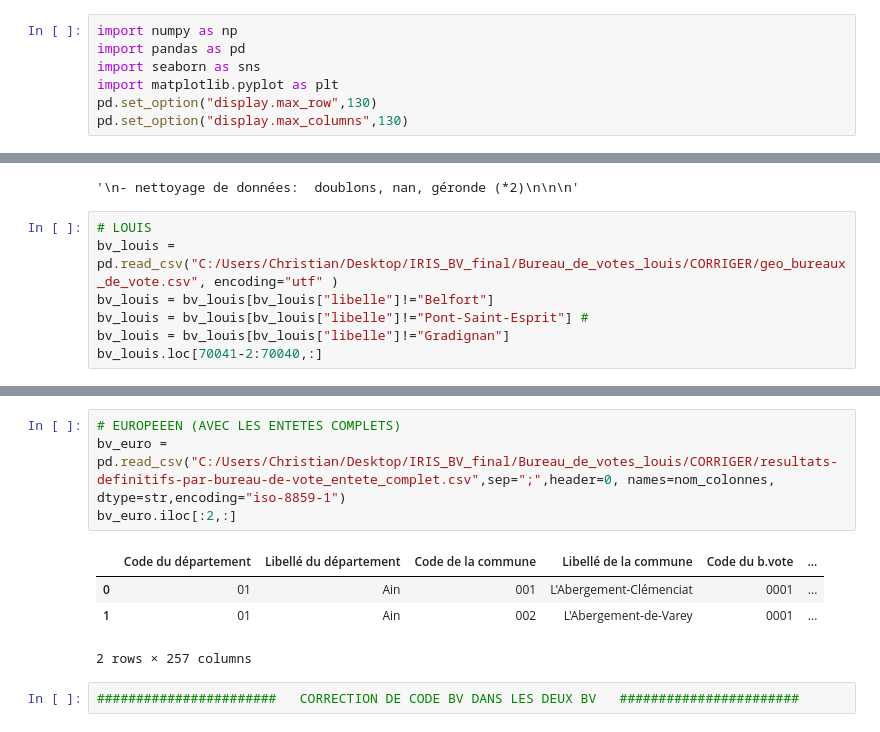
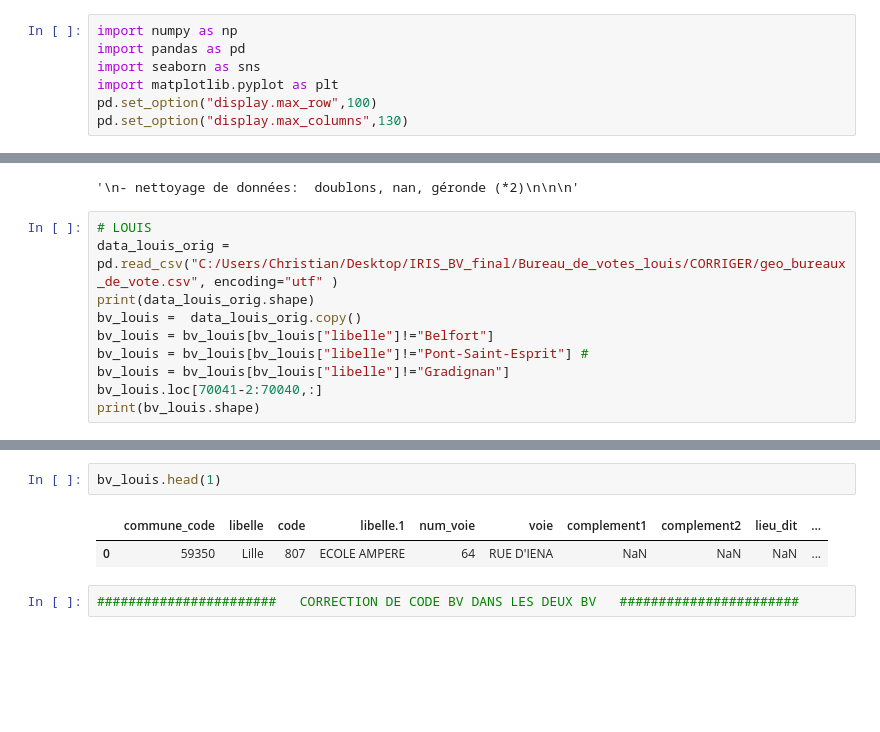
Before and after one commit to christian235711/IRIS_BV, a Jupyter notebook: BV_clean_31_08.ipynb, the cells around one changed output, grey strips where cells are left out. Cells and saved outputs as stored; diff of their text form; blank space fills up the shorter version.

```diff
--- a/BV_clean_31_08.ipynb
+++ b/BV_clean_31_08.ipynb
@@ -261,7 +261,7 @@ import numpy as np
 import pandas as pd
 import seaborn as sns
 import matplotlib.pyplot as plt
-pd.set_option("display.max_row",130)
+pd.set_option("display.max_row",100)
 pd.set_option("display.max_columns",130)
 # %%
 """
@@ -273,9 +273,12 @@ pd.set_option("display.max_columns",130)
 '\n- nettoyage de données:  doublons, nan, géronde (*2)\n\n\n'
 # %%
 # LOUIS
-bv_louis = pd.read_csv("C:/Users/Christian/Desktop/IRIS_BV_final/Bureau_de_votes_louis/CORRIGER/geo_bureaux_de_vote.csv", encoding="utf" )
+data_louis_orig = pd.read_csv("C:/Users/Christian/Desktop/IRIS_BV_final/Bureau_de_votes_louis/CORRIGER/geo_bureaux_de_vote.csv", encoding="utf" )
+print(data_louis_orig.shape)
+bv_louis =  data_louis_orig.copy()
 bv_louis = bv_louis[bv_louis["libelle"]!="Belfort"]
 bv_louis = bv_louis[bv_louis["libelle"]!="Pont-Saint-Esprit"] #
 bv_louis = bv_louis[bv_louis["libelle"]!="Gradignan"]
 bv_louis.loc[70041-2:70040,:]
+print(bv_louis.shape)
 # %% [output]
@@ -285,11 +287,7 @@ bv_louis.loc[70041-2:70040,:]
-# %%
-# EUROPEEEN (AVEC LES ENTETES COMPLETS)
-bv_euro = pd.read_csv("C:/Users/Christian/Desktop/IRIS_BV_final/Bureau_de_votes_louis/CORRIGER/resultats-definitifs-par-bureau-de-vote_entete_complet.csv",sep=";",header=0, names=nom_colonnes, dtype=str,encoding="iso-8859-1")
-bv_euro.iloc[:2,:]
-# %% [output]
-|  | Code du département | Libellé du département | Code de la commune | Libellé de la commune | Code du b.vote | ... |
-| 0 | 01 | Ain | 001 | L'Abergement-Clémenciat | 0001 | ... |
-| 1 | 01 | Ain | 002 | L'Abergement-de-Varey | 0001 | ... |
-2 rows × 257 columns
+# %%
+bv_louis.head(1)
+# %% [output]
+|  | commune_code | libelle | code | libelle.1 | num_voie | voie | complement1 | complement2 | lieu_dit | ... |
+| 0 | 59350 | Lille | 807 | ECOLE AMPERE | 64 | RUE D'IENA | NaN | NaN | NaN | ... |
 # %%
 #######################   CORRECTION DE CODE BV DANS LES DEUX BV   #######################
```
Also changed, not shown: parts of 23 cells of this notebook.
